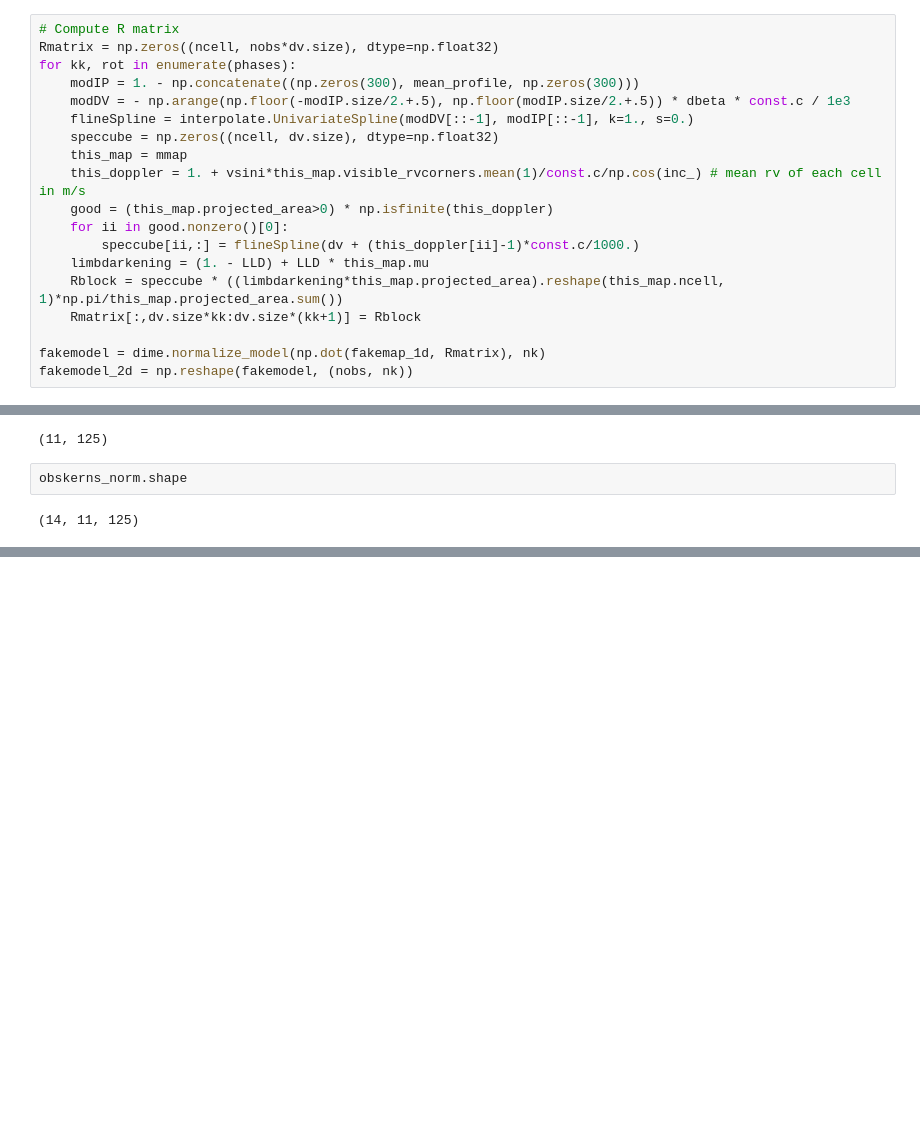
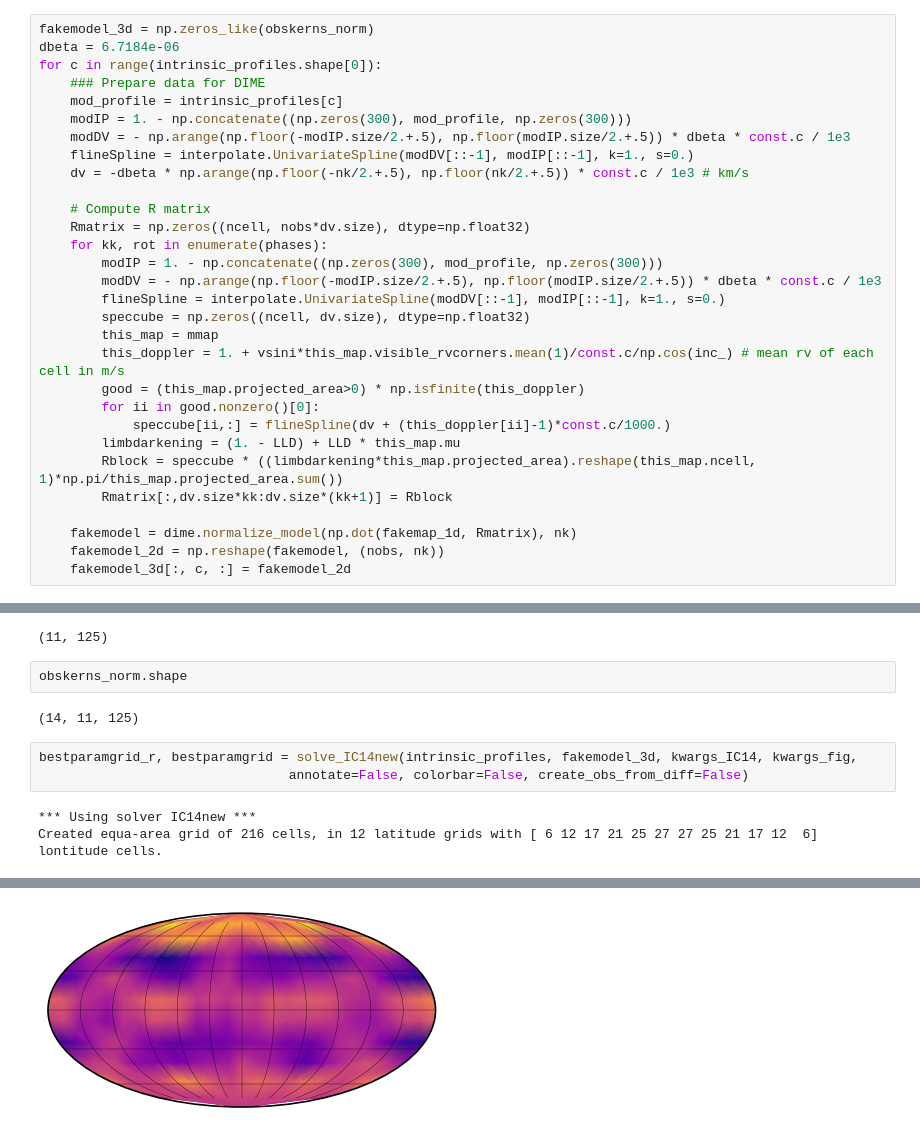
Before and after one commit to alphalyncis/igrins_doppler_imaging, a Jupyter notebook: src/scripts/test_simic14.ipynb, the cells around one changed output, grey strips where cells are left out. Drawn from its saved outputs; the diff is of its cells as text; blank space fills up the shorter version.

```diff
--- a/src/scripts/test_simic14.ipynb
+++ b/src/scripts/test_simic14.ipynb
@@ -200,22 +181,33 @@ fakemap_1d.shape
 # %%
-# Compute R matrix
-Rmatrix = np.zeros((ncell, nobs*dv.size), dtype=np.float32)
-for kk, rot in enumerate(phases):
-    modIP = 1. - np.concatenate((np.zeros(300), mean_profile, np.zeros(300)))
+fakemodel_3d = np.zeros_like(obskerns_norm)
+dbeta = 6.7184e-06
+for c in range(intrinsic_profiles.shape[0]):
+    ### Prepare data for DIME
+    mod_profile = intrinsic_profiles[c]
+    modIP = 1. - np.concatenate((np.zeros(300), mod_profile, np.zeros(300)))
     modDV = - np.arange(np.floor(-modIP.size/2.+.5), np.floor(modIP.size/2.+.5)) * dbeta * const.c / 1e3
     flineSpline = interpolate.UnivariateSpline(modDV[::-1], modIP[::-1], k=1., s=0.)
-    speccube = np.zeros((ncell, dv.size), dtype=np.float32)
-    this_map = mmap
-    this_doppler = 1. + vsini*this_map.visible_rvcorners.mean(1)/const.c/np.cos(inc_) # mean rv of each cell in m/s
-    good = (this_map.projected_area>0) * np.isfinite(this_doppler)
-    for ii in good.nonzero()[0]:
-        speccube[ii,:] = flineSpline(dv + (this_doppler[ii]-1)*const.c/1000.)
-    limbdarkening = (1. - LLD) + LLD * this_map.mu
-    Rblock = speccube * ((limbdarkening*this_map.projected_area).reshape(this_map.ncell, 1)*np.pi/this_map.projected_area.sum())
-    Rmatrix[:,dv.size*kk:dv.size*(kk+1)] = Rblock
+    dv = -dbeta * np.arange(np.floor(-nk/2.+.5), np.floor(nk/2.+.5)) * const.c / 1e3 # km/s
 
-fakemodel = dime.normalize_model(np.dot(fakemap_1d, Rmatrix), nk)
-fakemodel_2d = np.reshape(fakemodel, (nobs, nk))
+    # Compute R matrix
+    Rmatrix = np.zeros((ncell, nobs*dv.size), dtype=np.float32)
+    for kk, rot in enumerate(phases):
+        modIP = 1. - np.concatenate((np.zeros(300), mod_profile, np.zeros(300)))
+        modDV = - np.arange(np.floor(-modIP.size/2.+.5), np.floor(modIP.size/2.+.5)) * dbeta * const.c / 1e3
+        flineSpline = interpolate.UnivariateSpline(modDV[::-1], modIP[::-1], k=1., s=0.)
+        speccube = np.zeros((ncell, dv.size), dtype=np.float32)
+        this_map = mmap
+        this_doppler = 1. + vsini*this_map.visible_rvcorners.mean(1)/const.c/np.cos(inc_) # mean rv of each cell in m/s
+        good = (this_map.projected_area>0) * np.isfinite(this_doppler)
+        for ii in good.nonzero()[0]:
+            speccube[ii,:] = flineSpline(dv + (this_doppler[ii]-1)*const.c/1000.)
+        limbdarkening = (1. - LLD) + LLD * this_map.mu
+        Rblock = speccube * ((limbdarkening*this_map.projected_area).reshape(this_map.ncell, 1)*np.pi/this_map.projected_area.sum())
+        Rmatrix[:,dv.size*kk:dv.size*(kk+1)] = Rblock
+
+    fakemodel = dime.normalize_model(np.dot(fakemap_1d, Rmatrix), nk)
+    fakemodel_2d = np.reshape(fakemodel, (nobs, nk))
+    fakemodel_3d[:, c, :] = fakemodel_2d
 # %%
 observed.shape
 # %% [output]
@@ -232,3 +224,9 @@ intrinsic_profiles.shape
 obskerns_norm.shape
 # %% [output]
 (14, 11, 125)
+# %%
+bestparamgrid_r, bestparamgrid = solve_IC14new(intrinsic_profiles, fakemodel_3d, kwargs_IC14, kwargs_fig,
+                                annotate=False, colorbar=False, create_obs_from_diff=False)
+# %% [output]
+*** Using solver IC14new ***
+Created equa-area grid of 216 cells, in 12 latitude grids with [ 6 12 17 21 25 27 27 25 21 17 12  6] lontitude cells.
@@ -234,0 +250 @@ obskerns_norm.shape
+[figure, added]
```
Also changed, not shown: parts of 10 cells of this notebook.
